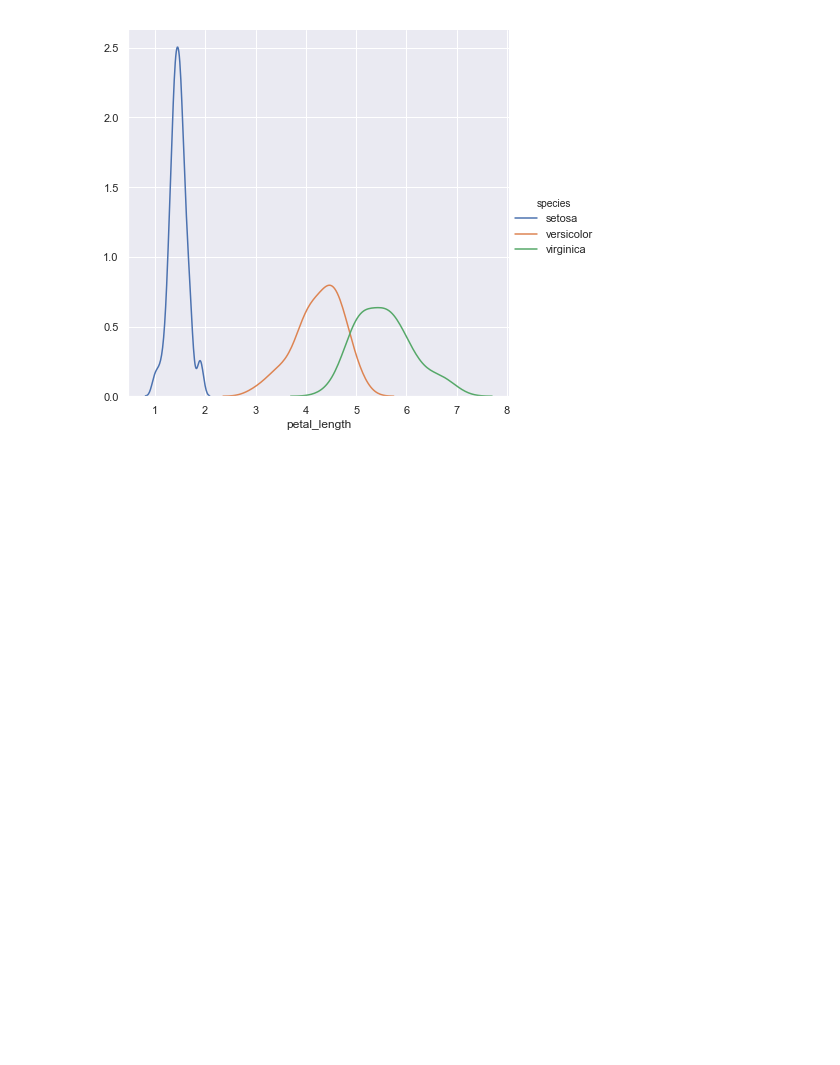
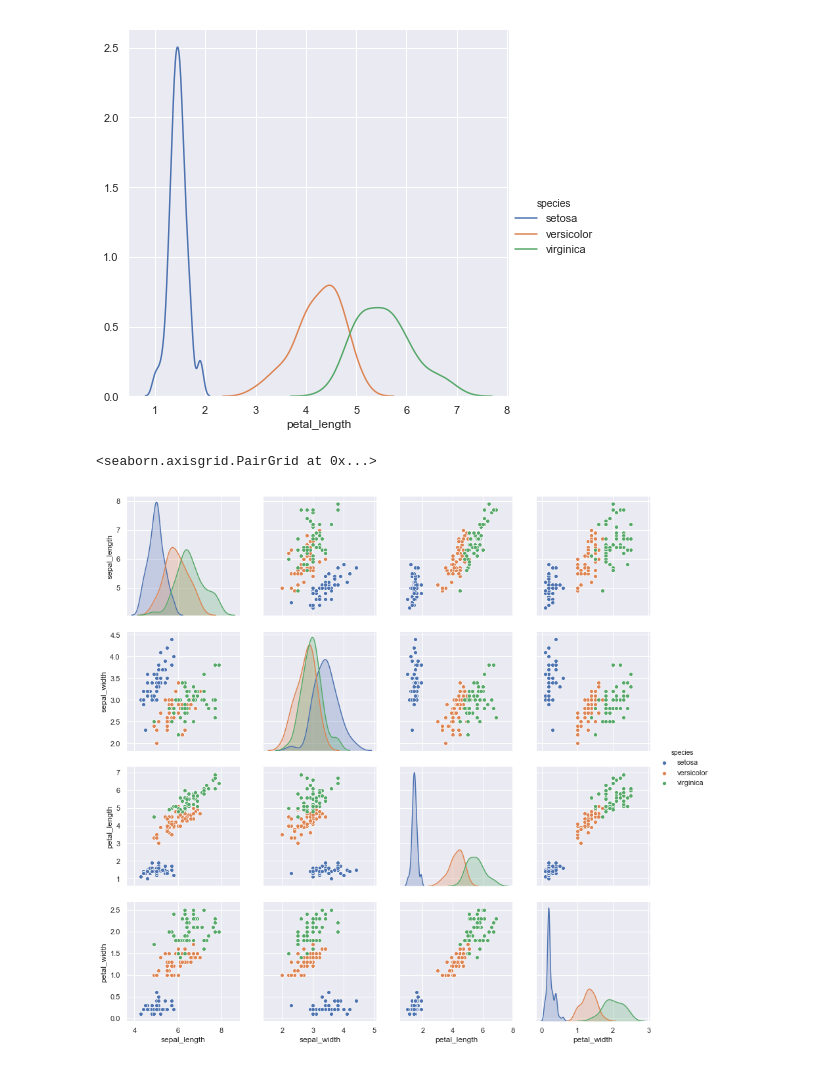
Before and after one commit to fcampelo/PythonTutorials, a Jupyter notebook: Matplotlib2.ipynb, the cells around one changed output. Saved outputs shown, nothing was run; the diff lists cells and outputs as text; code cells hidden in the pictures; blank space fills up the shorter version.

```diff
--- a/Matplotlib2.ipynb
+++ b/Matplotlib2.ipynb
@@ -127,3 +127,8 @@ sns.FacetGrid(iris, hue="species", height=6) \
 # %% [output]
 <seaborn.axisgrid.FacetGrid at 0x...>
 [figure]
+# %%
+sns.pairplot(iris, hue="species", size=3)
+# %% [output]
+<seaborn.axisgrid.PairGrid at 0x...>
+[figure, added]
```
Also changed, not shown: parts of 19 cells of this notebook.
